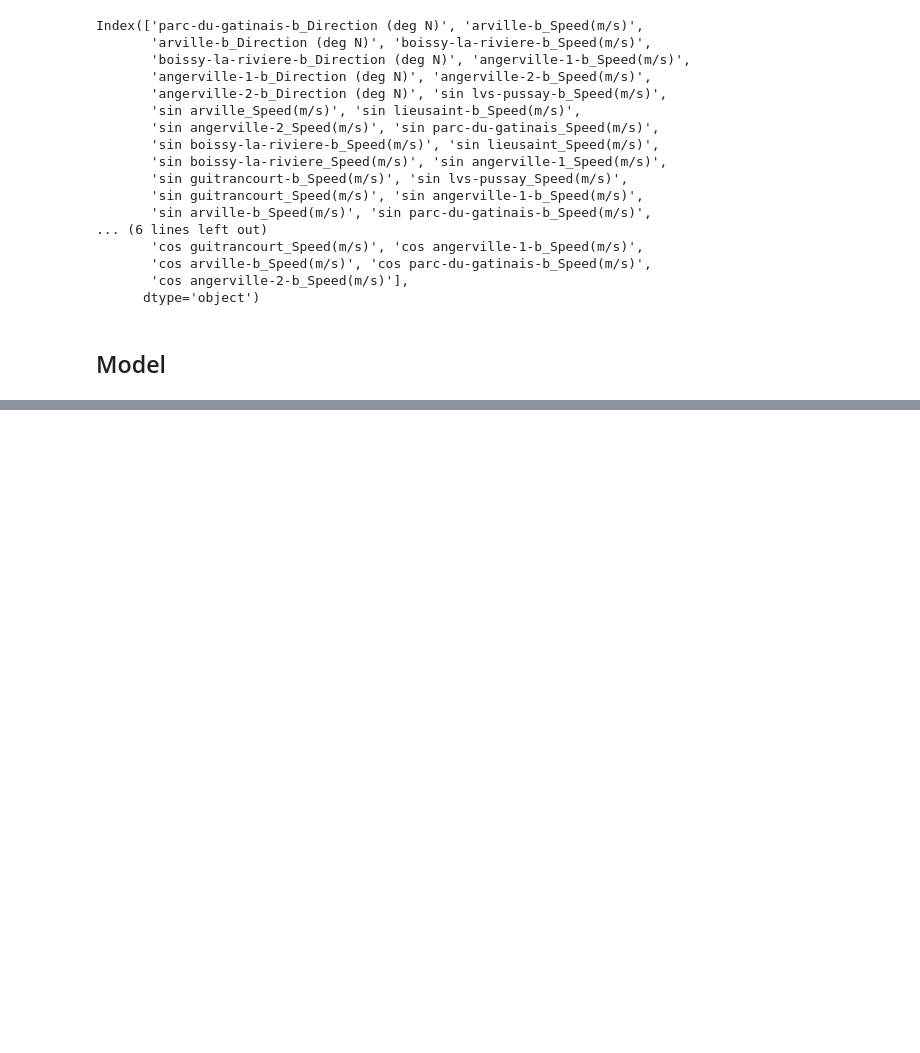
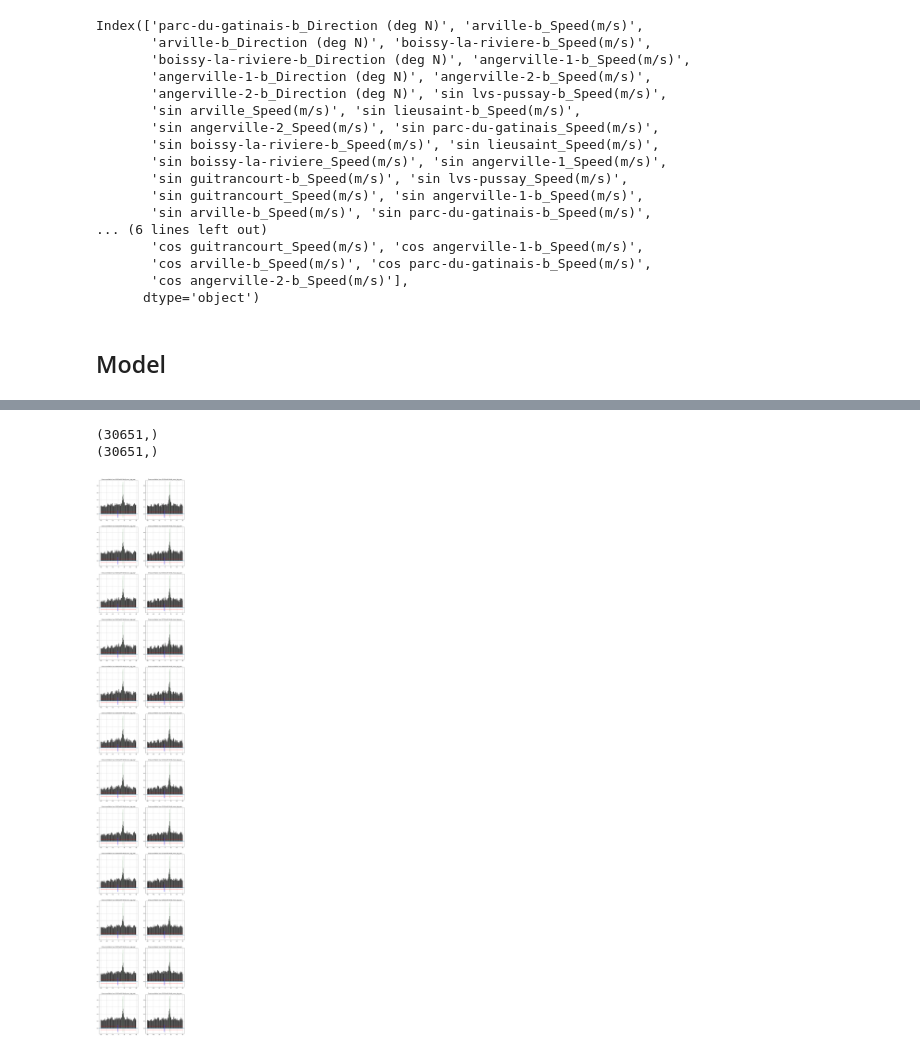
Before and after one commit to wesley34/ai4impactProject2, a Jupyter notebook: wesley_model.ipynb, the cells around one changed output, grey strips where cells are left out. Drawn from its saved outputs; the diff is of its cells as text; code cells hidden in the pictures; blank space fills up the shorter version.

```diff
--- a/wesley_model.ipynb
+++ b/wesley_model.ipynb
@@ -361,0 +224,43 @@ df_interpolated.reset_index(drop_)
+# %%
+normalized_df_wind_mean = (df_interpolated["Wind_mean"]-df_interpolated["Wind_mean"].mean())/(df_interpolated["Wind_mean"].std())
+def plot_diff_day_but_same_hour_ccf(column_name,pruned_lag=0):
+
+    fig, axs = plt.subplots(int(12), 2, figsize=(15, 2*50))
+    col_val = df_interpolated[column_name].dropna()
+    normalized_df_column = (col_val-col_val.mean())/col_val.std()
+    this_normalized_df_wind_mean = normalized_df_wind_mean
+    if (pruned_lag != 0):
+
+        this_normalized_df_wind_mean = this_normalized_df_wind_mean[:-(pruned_lag)]
+    print(this_normalized_df_wind_mean.shape)
+    print(normalized_df_column.shape)
+
+    for hour, ax in zip(hours_list, axs.flatten()):
+            ax.xcorr(pd.Series(this_normalized_df_wind_mean)[df_interpolated.Hours==hour], pd.Series(normalized_df_column)[df_interpolated.Hours==hour], usevlines=True, maxlags=60, normed=True, lw=2 )
+            ax.set_title('Cross-correlation hour {} with {}'.format(str(hour), column_name) )
+            ax.grid(True)
+            ax.plot(np.linspace(-60,60,120),np.full(120,0.05), 'go--', linewidth=1, markersize=1, color="red")
+            ax.plot(np.linspace(-60,60,120),np.full(120,-0.05), 'go--', linewidth=1, markersize=1, color="red")
+            ax.plot(np.full(100,-2),np.linspace(-0.1,0.1,100), 'go--', linewidth=1, markersize=1, color="blue")
+            ax.plot(np.full(100,15),np.linspace(-0.1,0.9,100), 'go--', linewidth=1, markersize=1, color="green")
+
+    plt.plot()
+
+def plot_continuous_hour_ccf(column_name,pruned_lag=0):
+
+    fig, ax = plt.subplots(1, 1, figsize=(10, 10))
+    col_val = df_interpolated[column_name].dropna()
+    normalized_df_column = (col_val-col_val.mean())/col_val.std()
+    this_normalized_df_wind_mean = normalized_df_wind_mean
+    if (pruned_lag != 0):
+        normalized_df_column = normalized_df_column
+        this_normalized_df_wind_mean = this_normalized_df_wind_mean[:-(pruned_lag)]
+
+    ax.xcorr(pd.Series(this_normalized_df_wind_mean), pd.Series(normalized_df_column), usevlines=True, maxlags=60, normed=True, lw=2 )
+    ax.set_title('Cross-correlation with {}'.format( column_name) )
+    ax.grid(True)
+    plt.plot()
+    plt.plot(np.linspace(-60,60,120),np.full(120,0.05), 'go--', linewidth=1, markersize=1, color="red")
+    plt.plot(np.linspace(-60,60,120),np.full(120,-0.05), 'go--', linewidth=1, markersize=1, color="red")
+    plt.plot(np.full(100,-30),np.linspace(-0.1,0.1,100), 'go--', linewidth=1, markersize=1, color="blue")
+    #plt.plot(np.full(100,18),np.linspace(-0.1,0.1,100), 'go--', linewidth=1, markersize=1, color="orange")
@@ -361,0 +349,6 @@ df_interpolated.reset_index(drop_)
+# %%
+plot_diff_day_but_same_hour_ccf("Wind_mean_lag_year",365)
+# %% [output]
+(30651,)
+(30651,)
+[figure, added]
```
Also changed, not shown: parts of 67 cells of this notebook.
